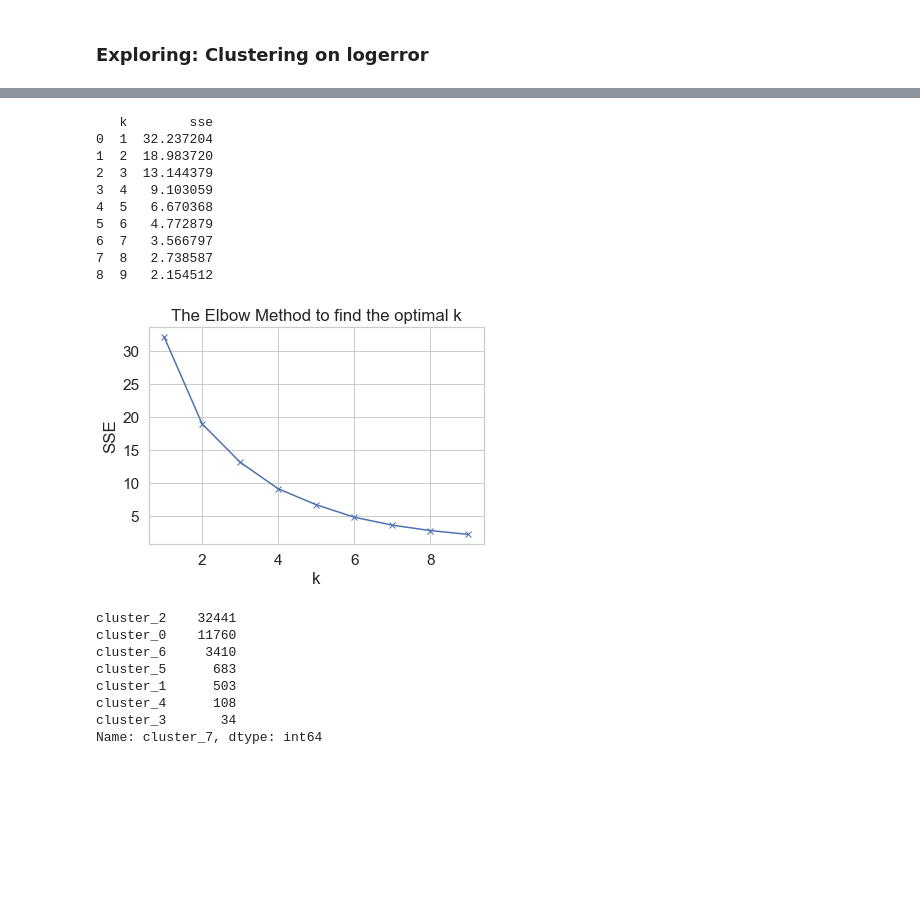
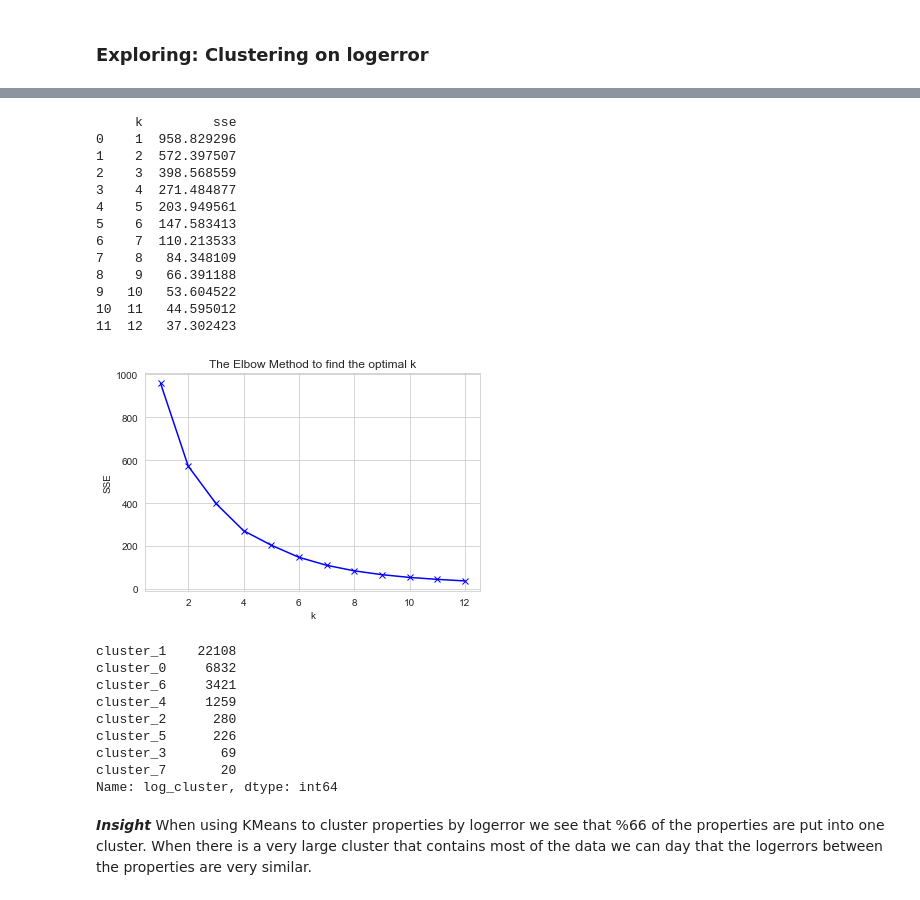
Before and after one commit to callapena/zillow_cluster, a Jupyter notebook: project_notebook.ipynb, the cells around one changed output, grey strips where cells are left out. Cells and saved outputs as stored; diff of their text form; code cells hidden in the pictures; blank space fills up the shorter version.

```diff
--- a/project_notebook.ipynb
+++ b/project_notebook.ipynb
@@ -245,29 +233,32 @@ plt.xlim(-.5,.5)
 # %%
-ks = range(1,10)
+ks = range(1,13)
 sse = []
 for k in ks:
     kmeans = KMeans(n_clusters=k)
-    kmeans.fit(train_scaled[['logerror']])
+    kmeans.fit(train[['logerror']])
 
     # inertia: Sum of squared distanes of samplesto their closest cluster
     sse.append(kmeans.inertia_)
 print(pd.DataFrame(dict(k=ks, sse=sse)))
 
 plt.plot(ks, sse, 'bx-')
 plt.xlabel('k')
 plt.ylabel('SSE')
 plt.title('The Elbow Method to find the optimal k')
 plt.show()
 # %% [output]
-   k        sse
-0  1  32.237204
-1  2  18.983720
-2  3  13.144379
-3  4   9.103059
-4  5   6.670368
-5  6   4.772879
-6  7   3.566797
-7  8   2.738587
-8  9   2.154512
+     k         sse
+0    1  958.829296
+1    2  572.397507
+2    3  398.568559
+3    4  271.484877
+4    5  203.949561
+5    6  147.583413
+6    7  110.213533
+7    8   84.348109
+8    9   66.391188
+9   10   53.604522
+10  11   44.595012
+11  12   37.302423
-[figure, old version]
+[figure, new version]
 # %%
@@ -280,14 +270,17 @@ zillow.cluster_7 = 'cluster_' + zillow.cluster_7.astype('str')
-# %%
-zillow.cluster_7.value_counts()
-# %% [output]
-cluster_2    32441
-cluster_0    11760
-cluster_6     3410
-cluster_5      683
-cluster_1      503
-cluster_4      108
-cluster_3       34
-Name: cluster_7, dtype: int64
+# %%
+train.log_cluster.value_counts()
+# %% [output]
+cluster_1    22108
+cluster_0     6832
+cluster_6     3421
+cluster_4     1259
+cluster_2      280
+cluster_5      226
+cluster_3       69
+cluster_7       20
+Name: log_cluster, dtype: int64
+# %% [markdown]
+***Insight*** When using KMeans to cluster properties by logerror we see that %66 of the properties are put into one cluster. When there is a very large cluster that contains most of the data we can day that the logerrors between the properties are very similar.
 # %%
 pd.DataFrame(kmeans.cluster_centers_, columns=zillow[['logerror']].columns)\
     .reset_index()\
```
Also changed, not shown: parts of 67 cells of this notebook.
